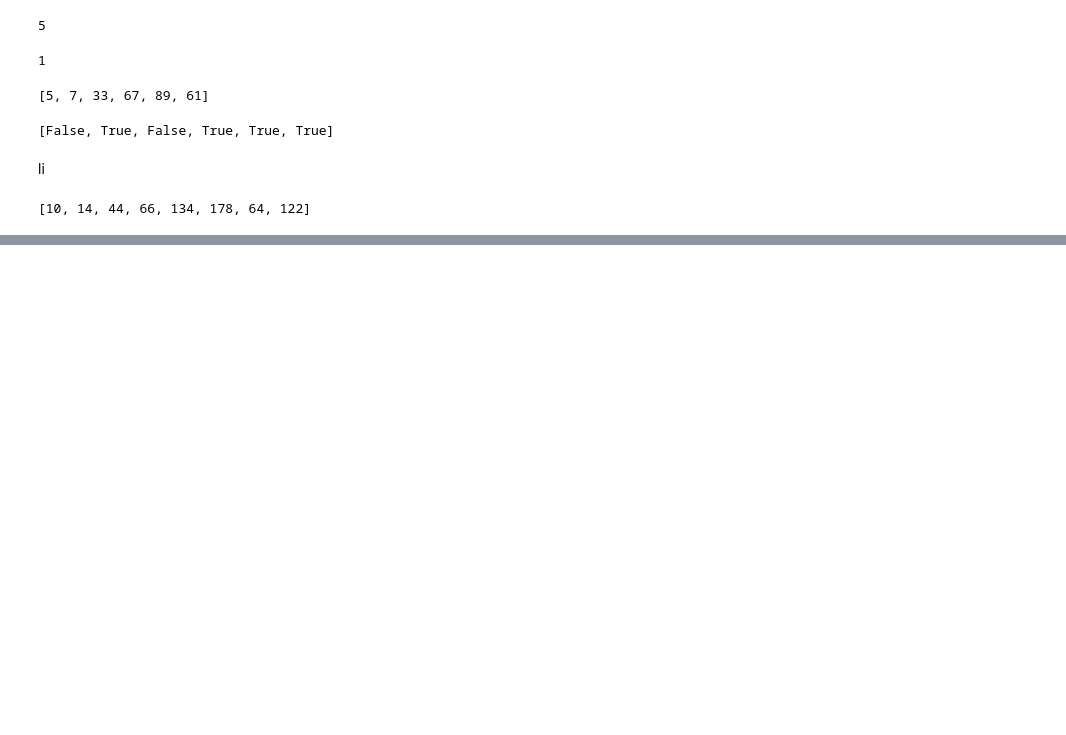
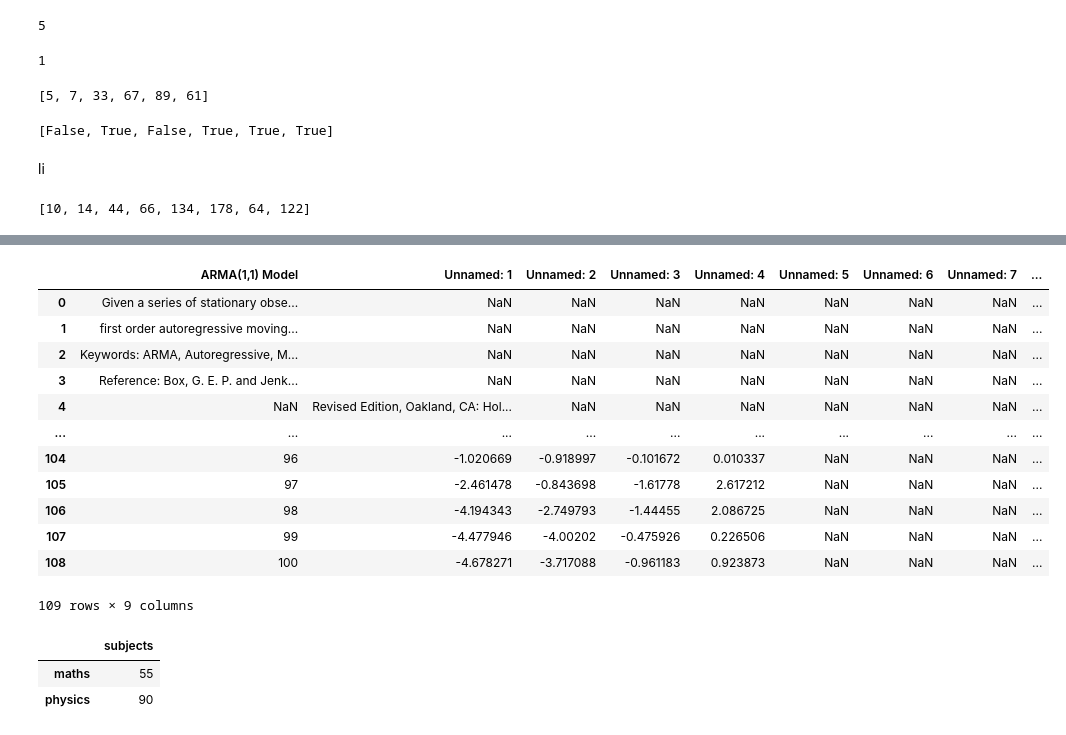
Before and after one commit to Thillaikkarasan208/Basic-scripts-Python-mini, a Jupyter notebook: module1 guvi ds.ipynb, the cells around one changed output, grey strips where cells are left out. Drawn from its saved outputs; the diff is of its cells as text; code cells hidden in the pictures; blank space fills up the shorter version.

```diff
--- a/module1 guvi ds.ipynb
+++ b/module1 guvi ds.ipynb
@@ -1850,0 +1886,2 @@ map1
+# %%
+excel = pandas.read_excel("C:\\Users\\UMA\\Documents\\ARMA_MODEL.xls",sheet_name = "ARMA_Model")
@@ -1850,0 +1915,22 @@ map1
+# %%
+excel
+# %% [output]
+|  | ARMA(1,1) Model | Unnamed: 1 | Unnamed: 2 | Unnamed: 3 | Unnamed: 4 | Unnamed: 5 | Unnamed: 6 | Unnamed: 7 | ... |
+| 0 | Given a series of stationary obse... | NaN | NaN | NaN | NaN | NaN | NaN | NaN | ... |
+| 1 | first order autoregressive moving... | NaN | NaN | NaN | NaN | NaN | NaN | NaN | ... |
+| 2 | Keywords: ARMA, Autoregressive, M... | NaN | NaN | NaN | NaN | NaN | NaN | NaN | ... |
+| 3 | Reference: Box, G. E. P. and Jenk... | NaN | NaN | NaN | NaN | NaN | NaN | NaN | ... |
+| 4 | NaN | Revised Edition, Oakland, CA: Hol... | NaN | NaN | NaN | NaN | NaN | NaN | ... |
+| ... | ... | ... | ... | ... | ... | ... | ... | ... | ... |
+| 104 | 96 | -1.020669 | -0.918997 | -0.101672 | 0.010337 | NaN | NaN | NaN | ... |
+| 105 | 97 | -2.461478 | -0.843698 | -1.61778 | 2.617212 | NaN | NaN | NaN | ... |
+| 106 | 98 | -4.194343 | -2.749793 | -1.44455 | 2.086725 | NaN | NaN | NaN | ... |
+| 107 | 99 | -4.477946 | -4.00202 | -0.475926 | 0.226506 | NaN | NaN | NaN | ... |
+| 108 | 100 | -4.678271 | -3.717088 | -0.961183 | 0.923873 | NaN | NaN | NaN | ... |
+109 rows × 9 columns
+# %%
+rajini
+# %% [output]
+|  | subjects |
+| maths | 55 |
+| physics | 90 |
```
Also changed, not shown: parts of 89 cells of this notebook.
